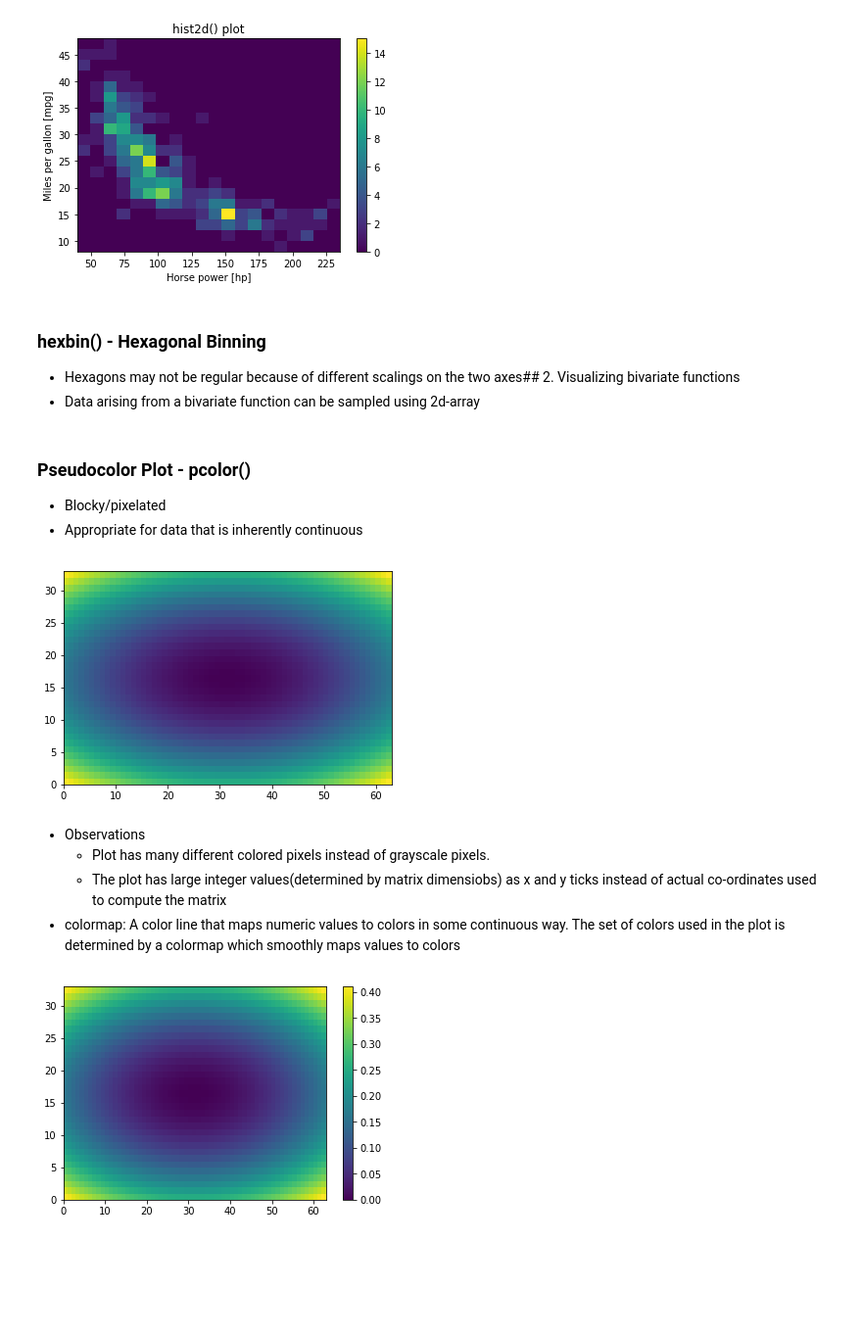
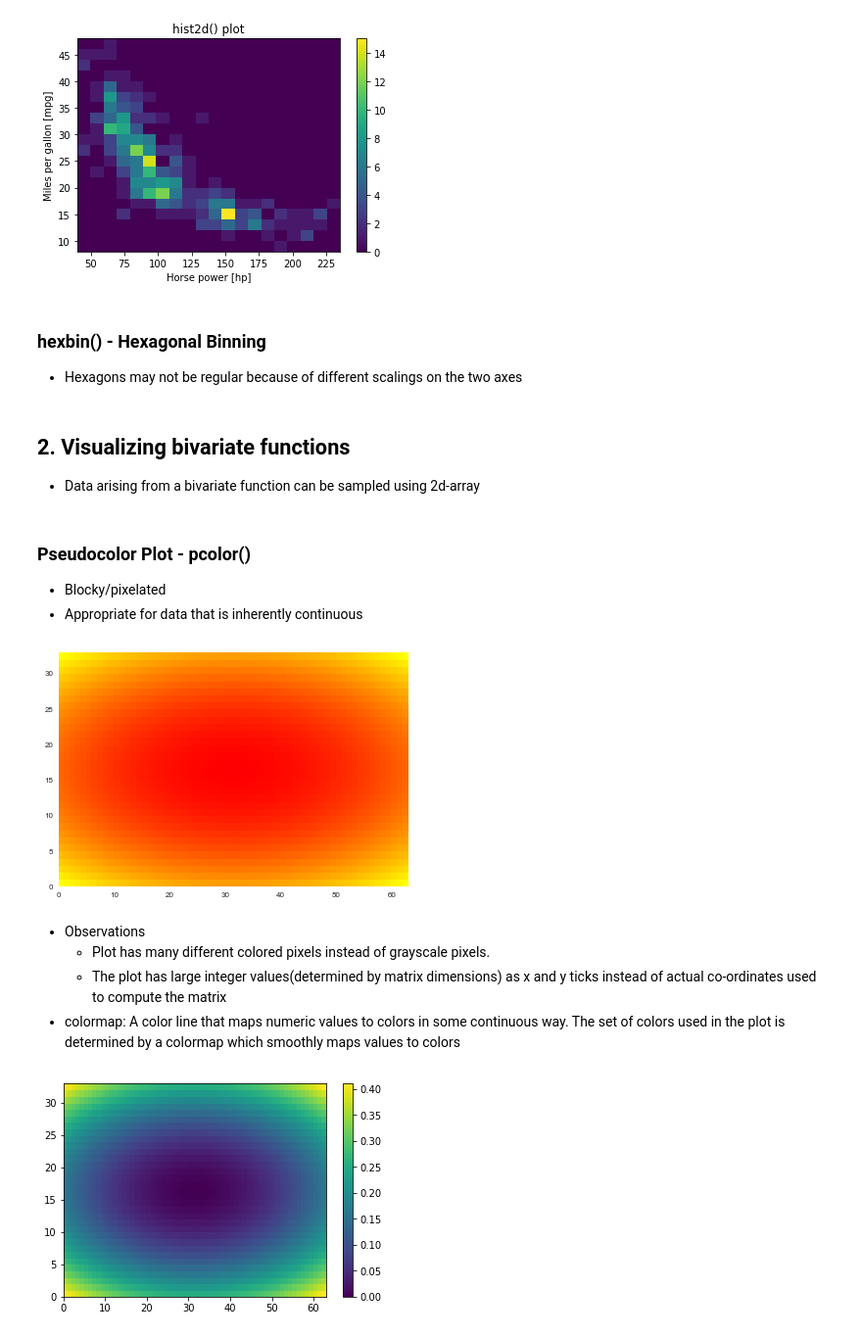
Before and after one commit to databaaz/av18, a Jupyter notebook: visualization.ipynb, the cells around one changed output. Shown: that part at 98% size. Drawn from its saved outputs; the diff is of its cells as text; code cells hidden in the pictures; blank space fills up the shorter version.

```diff
--- a/visualization.ipynb
+++ b/visualization.ipynb
@@ -258,0 +278,3 @@ Inferring distributions from data - fundamental problem in data analysis
+# %%
+plt.style.use('bmh')
+plt.hist(x,10, range=(10,50))
@@ -279,8 +306,10 @@ plt.show()
 [figure]
 # %% [markdown]
 ### hexbin() - Hexagonal Binning
-- Hexagons may not be regular because of different scalings on the two axes## 2. Visualizing bivariate functions
-- Data arising from a bivariate function can be sampled using 2d-array
+- Hexagons may not be regular because of different scalings on the two axes
+# %% [markdown]
+## 2. Visualizing bivariate functions
+- Data arising from a bivariate function can be sampled using 2d-array
 # %% [markdown]
 ### Pseudocolor Plot - pcolor()
  * Blocky/pixelated
@@ -288,19 +317,19 @@ plt.show()
 # %%
 u = np.linspace(-2,2,63)
 v = np.linspace(-1,1,33)
 
 X,Y = np.meshgrid(u,v)
 Z = X**2/25 + Y**2/4 # should represent grayscale pixels, high values = lighter colors, low=darker
 
-plt.pcolor(Z)
+plt.pcolor(Z, cmap='autumn')
 plt.axis('tight') #to clip any extra whitespace
 plt.show()
 # %% [output]
-[figure, old version]
+[figure, new version]
 # %% [markdown]
 - Observations
     * Plot has many different colored pixels instead of grayscale pixels.
-    * The plot has large integer values(determined by matrix dimensiobs) as x and y ticks instead of actual co-ordinates used to compute the matrix
+    * The plot has large integer values(determined by matrix dimensions) as x and y ticks instead of actual co-ordinates used to compute the matrix
 - colormap: A color line that maps numeric values to colors in some continuous way. The set of colors used in the plot is determined by a colormap which smoothly maps values to colors
 # %%
 plt.pcolor(Z, cmap='viridis') #'summer', 'autumn', 'winter' and 'spring'; 'coolwarm', 'magma', 'viridis', 'jet'(D); 'Greens', 'Blues', 'Reds', and 'Purples'
```
Also changed, not shown: parts of 15 cells of this notebook, 3 other files.
